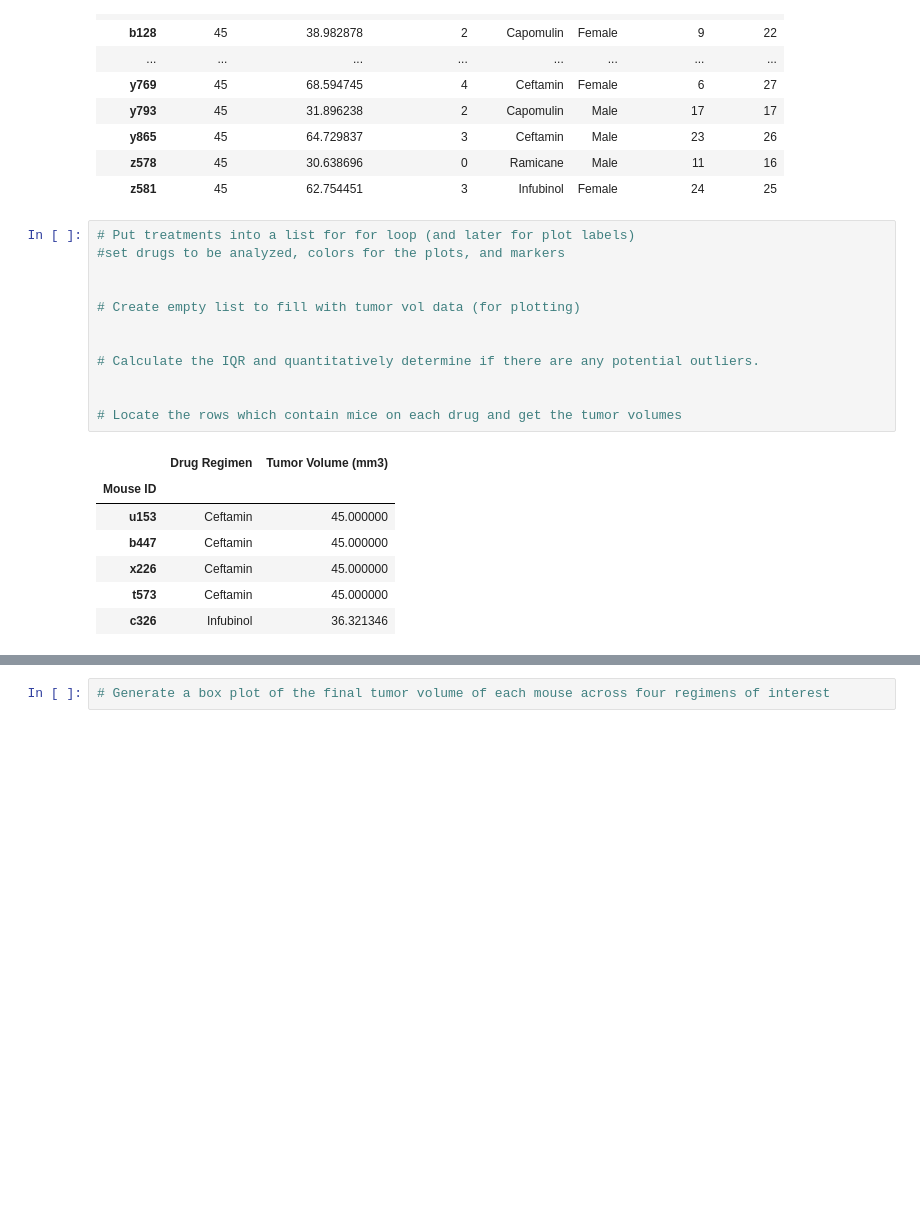
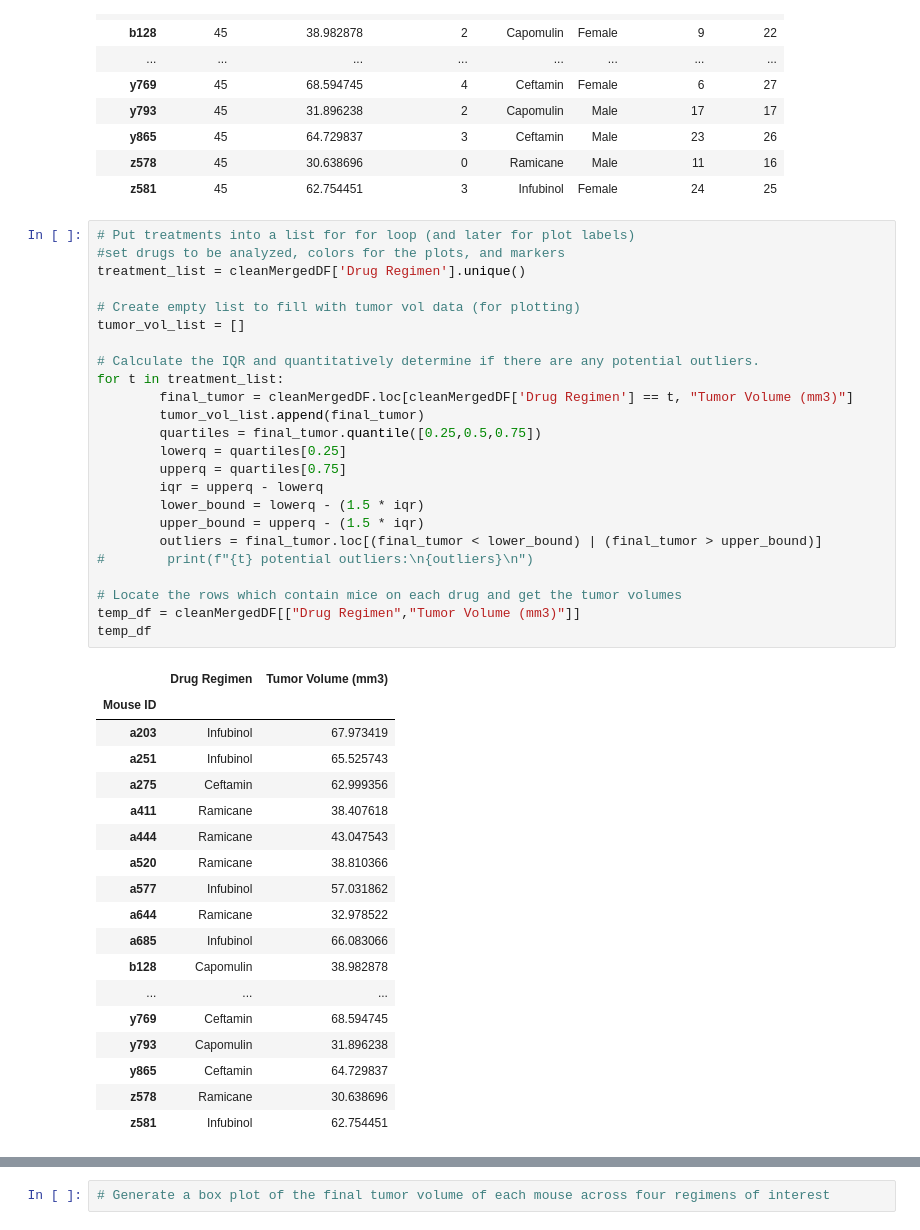
Before and after one commit to Shannonht23/Matplotlib-Challenge, a Jupyter notebook: Pymaceuticals/pymaceuticals_starter.ipynb, the cells around one changed output, grey strips where cells are left out. Saved outputs shown, nothing was run; the diff lists cells and outputs as text; blank space fills up the shorter version.

```diff
--- a/Pymaceuticals/pymaceuticals_starter.ipynb
+++ b/Pymaceuticals/pymaceuticals_starter.ipynb
@@ -399,20 +286,43 @@ cleanMergedDF
 # %%
 # Put treatments into a list for for loop (and later for plot labels)
 #set drugs to be analyzed, colors for the plots, and markers
-
+treatment_list = cleanMergedDF['Drug Regimen'].unique()
 
 # Create empty list to fill with tumor vol data (for plotting)
-
+tumor_vol_list = []
 
 # Calculate the IQR and quantitatively determine if there are any potential outliers.
-
+for t in treatment_list:
+        final_tumor = cleanMergedDF.loc[cleanMergedDF['Drug Regimen'] == t, "Tumor Volume (mm3)"]
+        tumor_vol_list.append(final_tumor)
+        quartiles = final_tumor.quantile([0.25,0.5,0.75])
+        lowerq = quartiles[0.25]
+        upperq = quartiles[0.75]
+        iqr = upperq - lowerq
+        lower_bound = lowerq - (1.5 * iqr)
+        upper_bound = upperq - (1.5 * iqr)
+        outliers = final_tumor.loc[(final_tumor < lower_bound) | (final_tumor > upper_bound)]
+#        print(f"{t} potential outliers:\n{outliers}\n")
 
 # Locate the rows which contain mice on each drug and get the tumor volumes
+temp_df = cleanMergedDF[["Drug Regimen","Tumor Volume (mm3)"]]
+temp_df
 # %% [output]
 |  | Drug Regimen | Tumor Volume (mm3) |
 | Mouse ID |  |  |
-| u153 | Ceftamin | 45.000000 |
-| b447 | Ceftamin | 45.000000 |
-| x226 | Ceftamin | 45.000000 |
-| t573 | Ceftamin | 45.000000 |
-| c326 | Infubinol | 36.321346 |
+| a203 | Infubinol | 67.973419 |
+| a251 | Infubinol | 65.525743 |
+| a275 | Ceftamin | 62.999356 |
+| a411 | Ramicane | 38.407618 |
+| a444 | Ramicane | 43.047543 |
+| a520 | Ramicane | 38.810366 |
+| a577 | Infubinol | 57.031862 |
+| a644 | Ramicane | 32.978522 |
+| a685 | Infubinol | 66.083066 |
+| b128 | Capomulin | 38.982878 |
+| ... | ... | ... |
+| y769 | Ceftamin | 68.594745 |
+| y793 | Capomulin | 31.896238 |
+| y865 | Ceftamin | 64.729837 |
+| z578 | Ramicane | 30.638696 |
+| z581 | Infubinol | 62.754451 |
```
Also changed, not shown: parts of 18 cells of this notebook.
